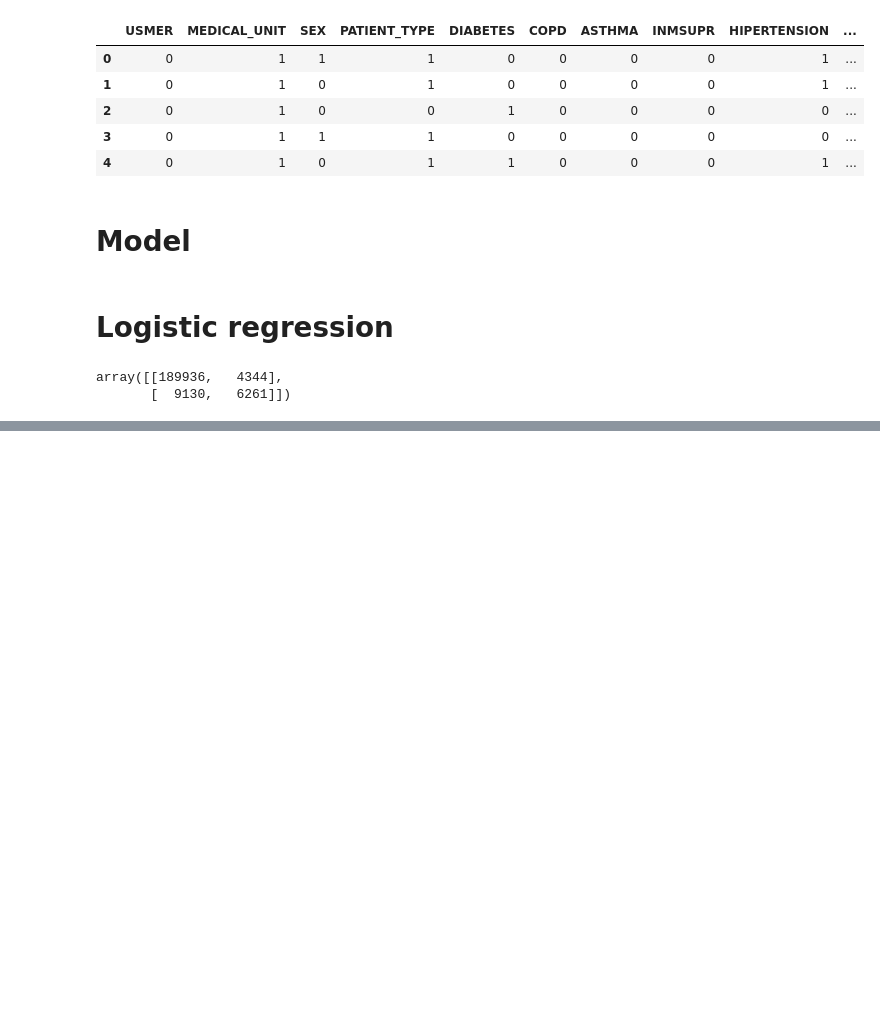
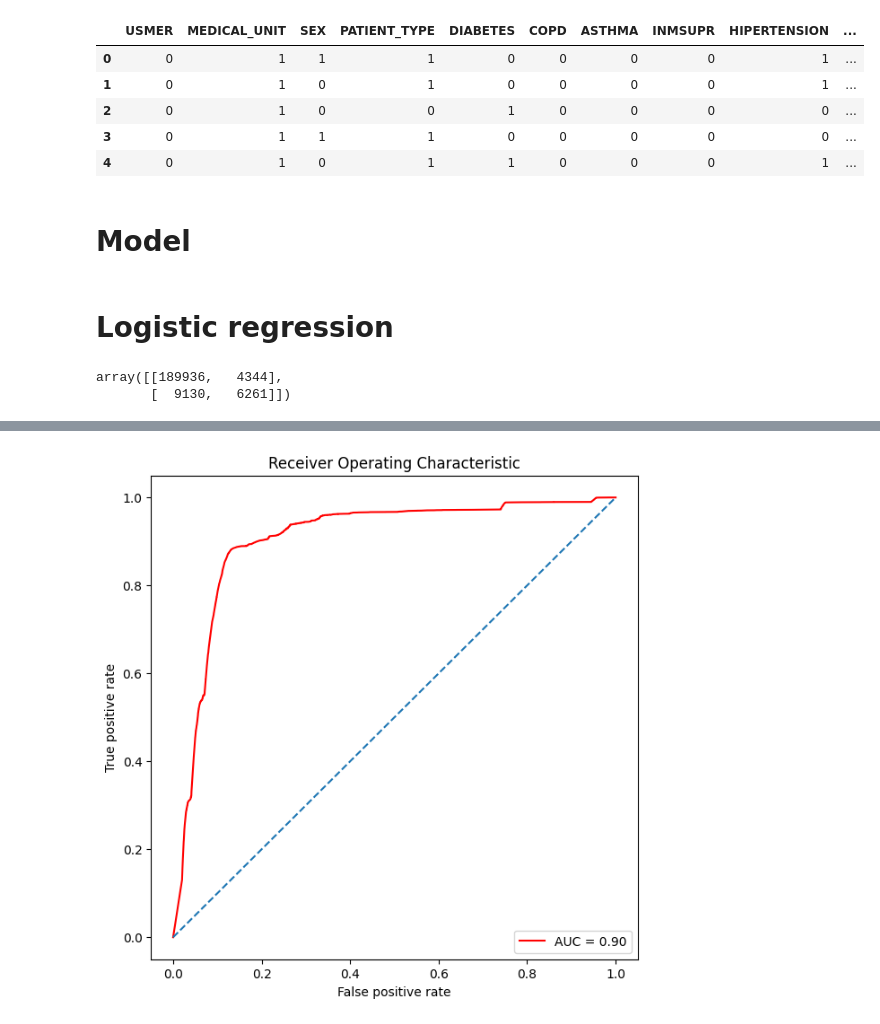
Before and after one commit to Jessie-mx-zhang/Covid-19, a Jupyter notebook: Covid.ipynb, the cells around one changed output, grey strips where cells are left out. Drawn from its saved outputs; the diff is of its cells as text; code cells hidden in the pictures; blank space fills up the shorter version.

```diff
--- a/Covid.ipynb
+++ b/Covid.ipynb
@@ -283,0 +289,8 @@ array([[189936,   4344],
+# %%
+from sklearn.discriminant_analysis import QuadraticDiscriminantAnalysis
+qda = QuadraticDiscriminantAnalysis()
+
+qda.fit(X_train, y_train.ravel())
+
+y_prob_qda = qda.predict_proba(X_test)[:,1]
+y_pred_qda = np.where(y_prob_qda > 0.5, 1, 0)
@@ -283,0 +309,4 @@ array([[189936,   4344],
+# %%
+plot_roc(roc_auc_qda)
+# %% [output]
+[figure, added]
```
Also changed, not shown: parts of 33 cells of this notebook.
